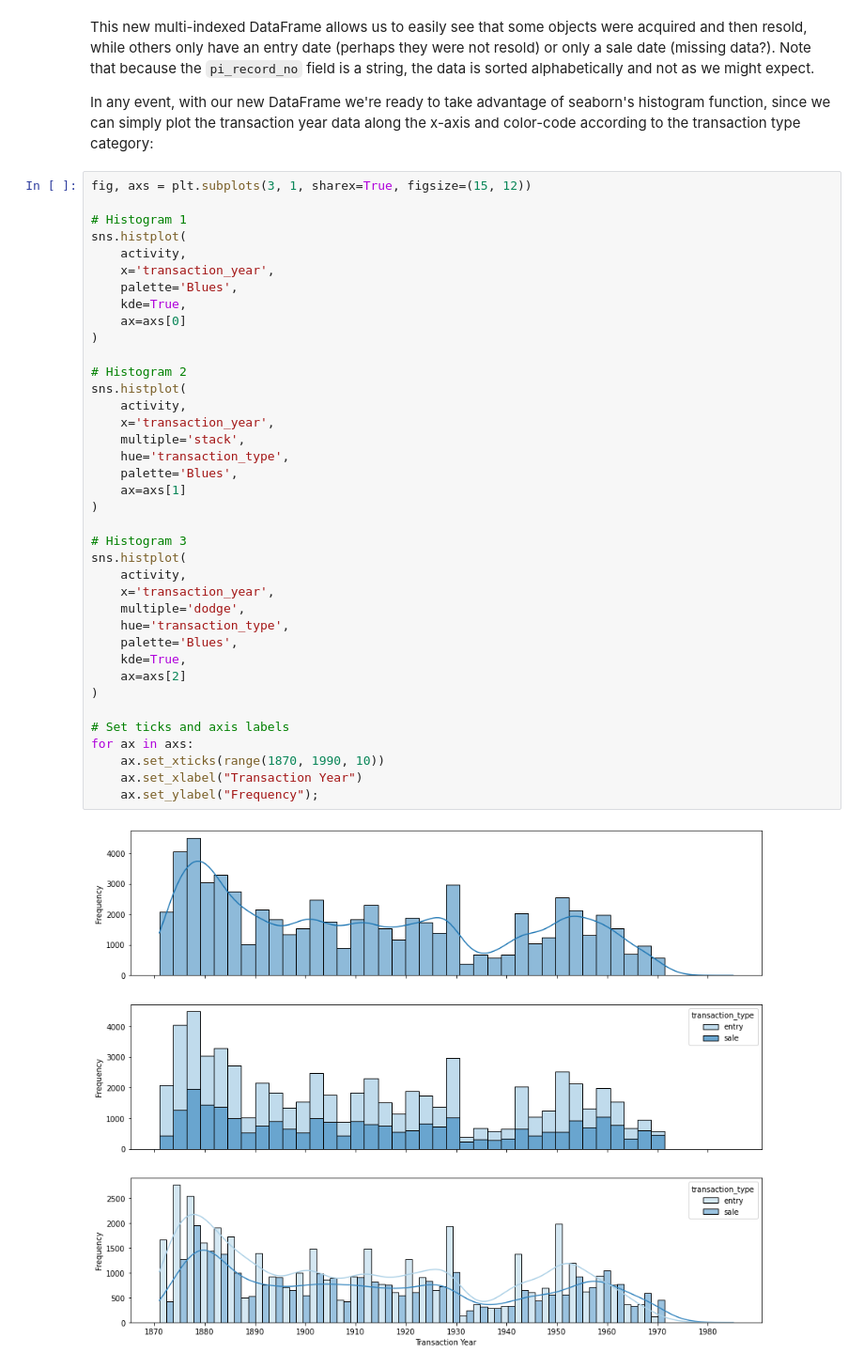
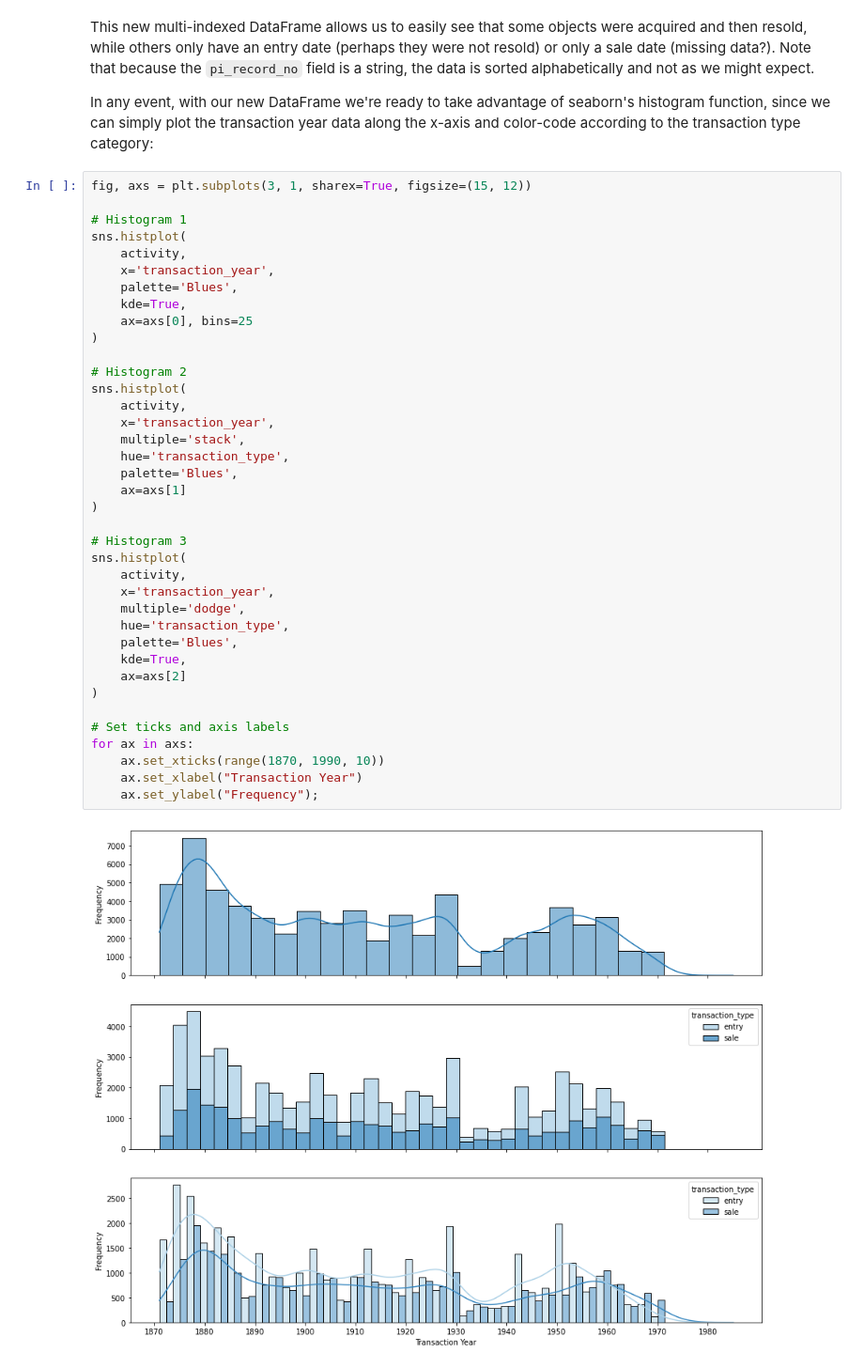
Before and after one commit to zrottman/data-exploration, a Jupyter notebook: knoedler/knoedler_01_active-years.ipynb, the cells around one changed output. Shown: that part at 94% size. Drawn from its saved outputs; the diff is of its cells as text.

```diff
--- a/knoedler/knoedler_01_active-years.ipynb
+++ b/knoedler/knoedler_01_active-years.ipynb
@@ -181,37 +181,37 @@ sns.histplot(
     x='transaction_year',
     palette='Blues',
     kde=True,
-    ax=axs[0]
+    ax=axs[0], bins=25
 )
 
 # Histogram 2
 sns.histplot(
     activity,
     x='transaction_year',
     multiple='stack',
     hue='transaction_type',
     palette='Blues',
     ax=axs[1]
 )
 
 # Histogram 3
 sns.histplot(
     activity,
     x='transaction_year',
     multiple='dodge',
     hue='transaction_type',
     palette='Blues',
     kde=True,
     ax=axs[2]
 )
 
 # Set ticks and axis labels
 for ax in axs:
     ax.set_xticks(range(1870, 1990, 10))
     ax.set_xlabel("Transaction Year")
     ax.set_ylabel("Frequency");
 # %% [output]
-[figure, old version]
+[figure, new version]
 # %% [markdown]
 There we have it! I've drawn up three histograms that emphasize different aspects of the data:
 <ul>
```
Also changed, not shown: parts of 7 cells of this notebook.
